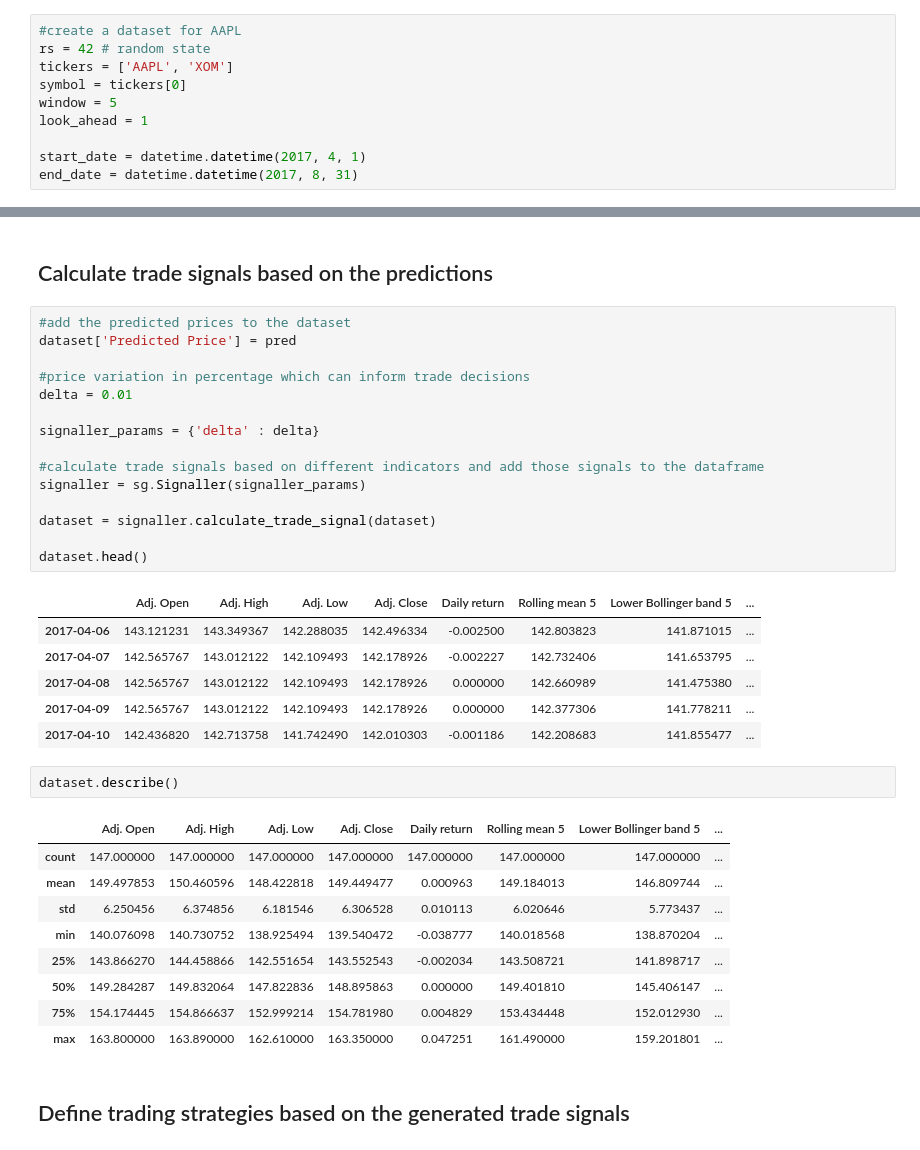
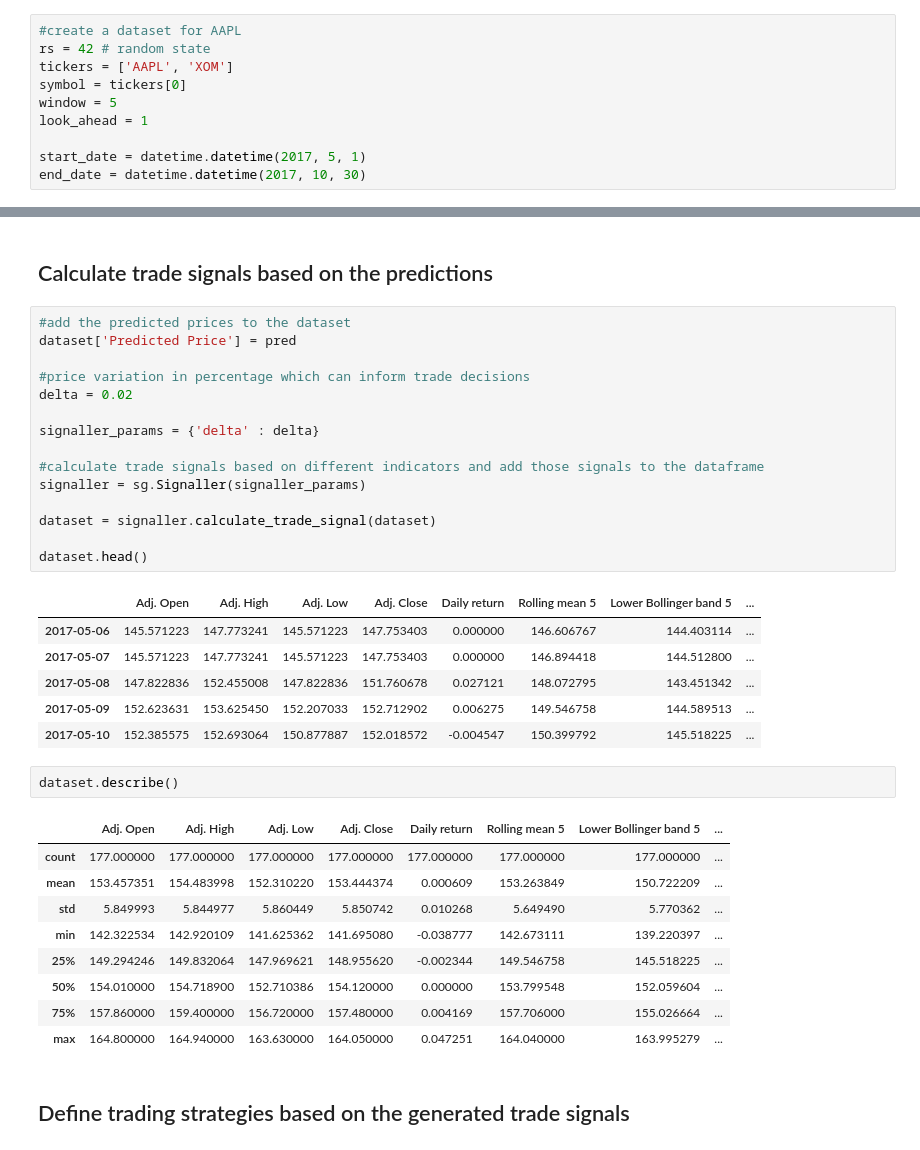
Before and after one commit to iamandicip/ml_projects, a Jupyter notebook: capstone_project/stock_market_forecast.ipynb, the cells around one changed output, grey strips where cells are left out. Cells and saved outputs as stored; diff of their text form.

```diff
--- a/capstone_project/stock_market_forecast.ipynb
+++ b/capstone_project/stock_market_forecast.ipynb
@@ -21,8 +20,8 @@ symbol = tickers[0]
 window = 5
 look_ahead = 1
 
-start_date = datetime.datetime(2017, 4, 1)
-end_date = datetime.datetime(2017, 8, 31)
+start_date = datetime.datetime(2017, 5, 1)
+end_date = datetime.datetime(2017, 10, 30)
 # %% [markdown]
 ## Load saved models
 # %%
@@ -57,37 +56,37 @@ ax.legend(loc='upper left')
 # %%
 #add the predicted prices to the dataset
 dataset['Predicted Price'] = pred
 
 #price variation in percentage which can inform trade decisions
-delta = 0.01
+delta = 0.02
 
 signaller_params = {'delta' : delta}
 
 #calculate trade signals based on different indicators and add those signals to the dataframe
 signaller = sg.Signaller(signaller_params)
 
 dataset = signaller.calculate_trade_signal(dataset)
 
 dataset.head()
 # %% [output]
 |  | Adj. Open | Adj. High | Adj. Low | Adj. Close | Daily return | Rolling mean 5 | Lower Bollinger band 5 | ... |
-| 2017-04-06 | 143.121231 | 143.349367 | 142.288035 | 142.496334 | -0.002500 | 142.803823 | 141.871015 | ... |
-| 2017-04-07 | 142.565767 | 143.012122 | 142.109493 | 142.178926 | -0.002227 | 142.732406 | 141.653795 | ... |
-| 2017-04-08 | 142.565767 | 143.012122 | 142.109493 | 142.178926 | 0.000000 | 142.660989 | 141.475380 | ... |
-| 2017-04-09 | 142.565767 | 143.012122 | 142.109493 | 142.178926 | 0.000000 | 142.377306 | 141.778211 | ... |
-| 2017-04-10 | 142.436820 | 142.713758 | 141.742490 | 142.010303 | -0.001186 | 142.208683 | 141.855477 | ... |
+| 2017-05-06 | 145.571223 | 147.773241 | 145.571223 | 147.753403 | 0.000000 | 146.606767 | 144.403114 | ... |
+| 2017-05-07 | 145.571223 | 147.773241 | 145.571223 | 147.753403 | 0.000000 | 146.894418 | 144.512800 | ... |
+| 2017-05-08 | 147.822836 | 152.455008 | 147.822836 | 151.760678 | 0.027121 | 148.072795 | 143.451342 | ... |
+| 2017-05-09 | 152.623631 | 153.625450 | 152.207033 | 152.712902 | 0.006275 | 149.546758 | 144.589513 | ... |
+| 2017-05-10 | 152.385575 | 152.693064 | 150.877887 | 152.018572 | -0.004547 | 150.399792 | 145.518225 | ... |
 # %%
 dataset.describe()
 # %% [output]
 |  | Adj. Open | Adj. High | Adj. Low | Adj. Close | Daily return | Rolling mean 5 | Lower Bollinger band 5 | ... |
-| count | 147.000000 | 147.000000 | 147.000000 | 147.000000 | 147.000000 | 147.000000 | 147.000000 | ... |
-| mean | 149.497853 | 150.460596 | 148.422818 | 149.449477 | 0.000963 | 149.184013 | 146.809744 | ... |
-| std | 6.250456 | 6.374856 | 6.181546 | 6.306528 | 0.010113 | 6.020646 | 5.773437 | ... |
-| min | 140.076098 | 140.730752 | 138.925494 | 139.540472 | -0.038777 | 140.018568 | 138.870204 | ... |
-| 25% | 143.866270 | 144.458866 | 142.551654 | 143.552543 | -0.002034 | 143.508721 | 141.898717 | ... |
-| 50% | 149.284287 | 149.832064 | 147.822836 | 148.895863 | 0.000000 | 149.401810 | 145.406147 | ... |
-| 75% | 154.174445 | 154.866637 | 152.999214 | 154.781980 | 0.004829 | 153.434448 | 152.012930 | ... |
-| max | 163.800000 | 163.890000 | 162.610000 | 163.350000 | 0.047251 | 161.490000 | 159.201801 | ... |
+| count | 177.000000 | 177.000000 | 177.000000 | 177.000000 | 177.000000 | 177.000000 | 177.000000 | ... |
+| mean | 153.457351 | 154.483998 | 152.310220 | 153.444374 | 0.000609 | 153.263849 | 150.722209 | ... |
+| std | 5.849993 | 5.844977 | 5.860449 | 5.850742 | 0.010268 | 5.649490 | 5.770362 | ... |
+| min | 142.322534 | 142.920109 | 141.625362 | 141.695080 | -0.038777 | 142.673111 | 139.220397 | ... |
+| 25% | 149.294246 | 149.832064 | 147.969621 | 148.955620 | -0.002344 | 149.546758 | 145.518225 | ... |
+| 50% | 154.010000 | 154.718900 | 152.710386 | 154.120000 | 0.000000 | 153.799548 | 152.059604 | ... |
+| 75% | 157.860000 | 159.400000 | 156.720000 | 157.480000 | 0.004169 | 157.706000 | 155.026664 | ... |
+| max | 164.800000 | 164.940000 | 163.630000 | 164.050000 | 0.047251 | 164.040000 | 163.995279 | ... |
 # %% [markdown]
 ## Define trading strategies based on the generated trade signals
 # %%
```
Also changed, not shown: parts of 8 cells of this notebook, 5 other files.
